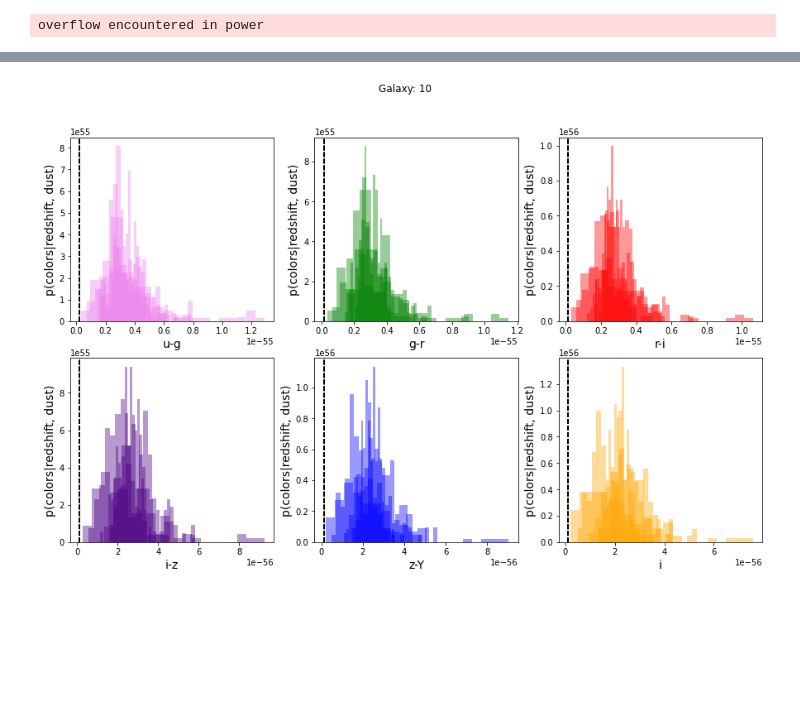
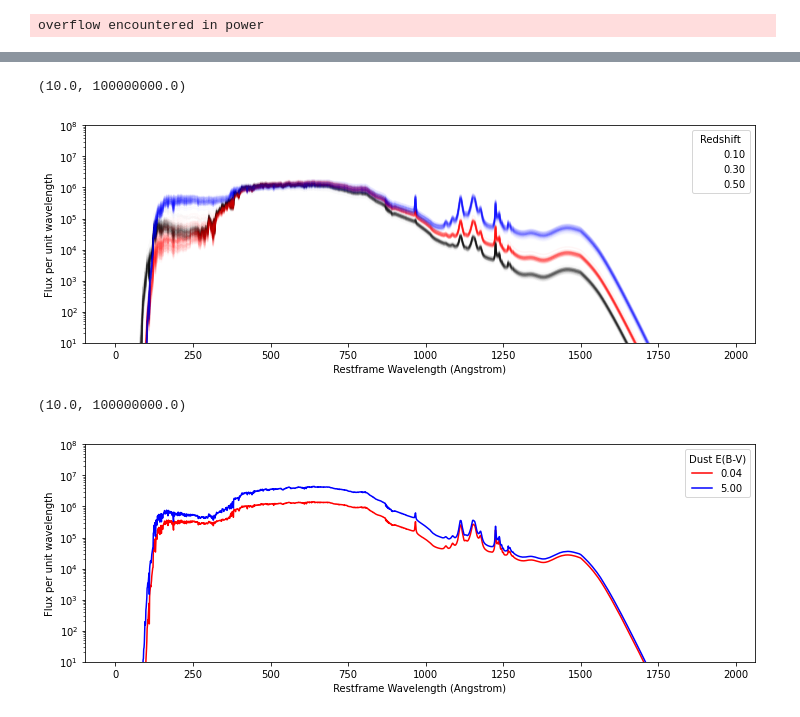
Before and after one commit to patricialarsen/emulator_utils, a Jupyter notebook: notebooks/spectral_net.ipynb, the cells around one changed output, grey strips where cells are left out. Cells and saved outputs as stored; diff of their text form; code cells hidden in the pictures; blank space fills up the shorter version.

```diff
--- a/notebooks/spectral_net.ipynb
+++ b/notebooks/spectral_net.ipynb
@@ -171,7 +150,7 @@ overflow encountered in power
 param_train_unscaled = unscale(param_train, scaler)
 param_test_unscaled = unscale(param_test, scaler)
 
-pcolor = prob_color(param_test_unscaled) ## wrong SFH
+# pcolor = prob_color(param_test_unscaled) ## wrong SFH
 mean_color = mag_forward(param_test_unscaled) ## wrong SFH
 
 pcolor_all = prob_color_all(param_test_unscaled)
@@ -214,23 +190,52 @@ plt.ylim(1e1, 1e8)
-# %%
-colors = ['violet', 'green', 'red', 'indigo', 'blue', 'orange']
-target_labels = ['u-g', 'g-r', 'r-i', 'i-z', 'z-Y', 'i']
-
-mag_test_unscale = unscale(mag_test, scaler_y)
-cols_test = mag_test_unscale[:, :-1] - mag_test_unscale[:, 1:]
-cols_magi_test = np.concatenate( (cols_test, mag_test_unscale[:, 3][:, np.newaxis]), axis=1)
-# target_truths = unscale(cols_test, scaler_y)
-
-f, a = plt.subplots(2,3, figsize=(15, 9))
-
-for galID in range(6, 11):
-    f.suptitle('Galaxy: %d'%galID)
-    for bandID in range(6):
-        a[int(bandID/3),bandID%3].hist(pcolor[:, galID, bandID], bins = 20, histtype='stepfilled', density = True,
-                                       color=colors[bandID], alpha=0.4, lw=2);
-        a[int(bandID/3),bandID%3].set_xlabel(target_labels[bandID], fontsize=14)
-        a[int(bandID/3),bandID%3].set_ylabel('p(colors|redshift, dust)', fontsize=14)
-        a[int(bandID/3),bandID%3].axvline( cols_magi_test[galID, bandID], color='k', linestyle='dashed')
-        # print(color_test[galID, bandID])
-        # print(4*'====')
-# %% [output]
-[figure, removed]
+# %%
+#### redshift variation
+color_arr = ['k', 'red', 'blue', 'violet', 'k', 'orange']
+
+plt.figure(figsize = (12, 4))
+
+dust_in = 0.04
+redshift_in_array = [0.1, 0.3, 0.5]
+
+indx = -1
+for redshift_in in redshift_in_array:
+    indx+=1
+
+    pcolor = prob_color( np.array([redshift_in, dust_in])[np.newaxis, :]) ## wrong SFH
+    plt.plot( np.mean(pcolor[:, 0, :].T, axis=1),  color = color_arr[indx], alpha=0, label='%.2f'%redshift_in);
+    plt.plot( pcolor[:, 0, :].T,  color = color_arr[indx], alpha=0.02);
+
+
+plt.ylabel('Flux per unit wavelength')
+plt.xlabel(' Restframe Wavelength (Angstrom) ')
+
+plt.yscale('log')
+plt.legend(title='Redshift')
+plt.ylim(1e1, 1e8)
+# %% [output]
+(10.0, 100000000.0)
+[figure, added]
+# %%
+#### dust variation
+color_arr = ['k', 'red', 'blue', 'violet', 'k', 'orange']
+
+plt.figure(figsize = (12, 4))
+
+dust_in_array = [0.04, 5.0]
+redshift_in = 0.4
+
+indx = 0
+for dust_in in dust_in_array:
+    indx+=1
+
+    pcolor = prob_color( np.array([redshift_in, dust_in])[np.newaxis, :]) ## wrong SFH
+    plt.plot( np.mean(pcolor[:, 0, :].T, axis=1),  color = color_arr[indx], alpha=1, label='%.2f'%dust_in);
+
+plt.ylabel('Flux per unit wavelength')
+plt.xlabel(' Restframe Wavelength (Angstrom) ')
+
+plt.yscale('log')
+plt.legend(title='Dust E(B-V)')
+plt.ylim(1e1, 1e8)
+# %% [output]
+(10.0, 100000000.0)
+[figure, added]
```
Also changed, not shown: parts of 11 cells of this notebook, 4 other files.
